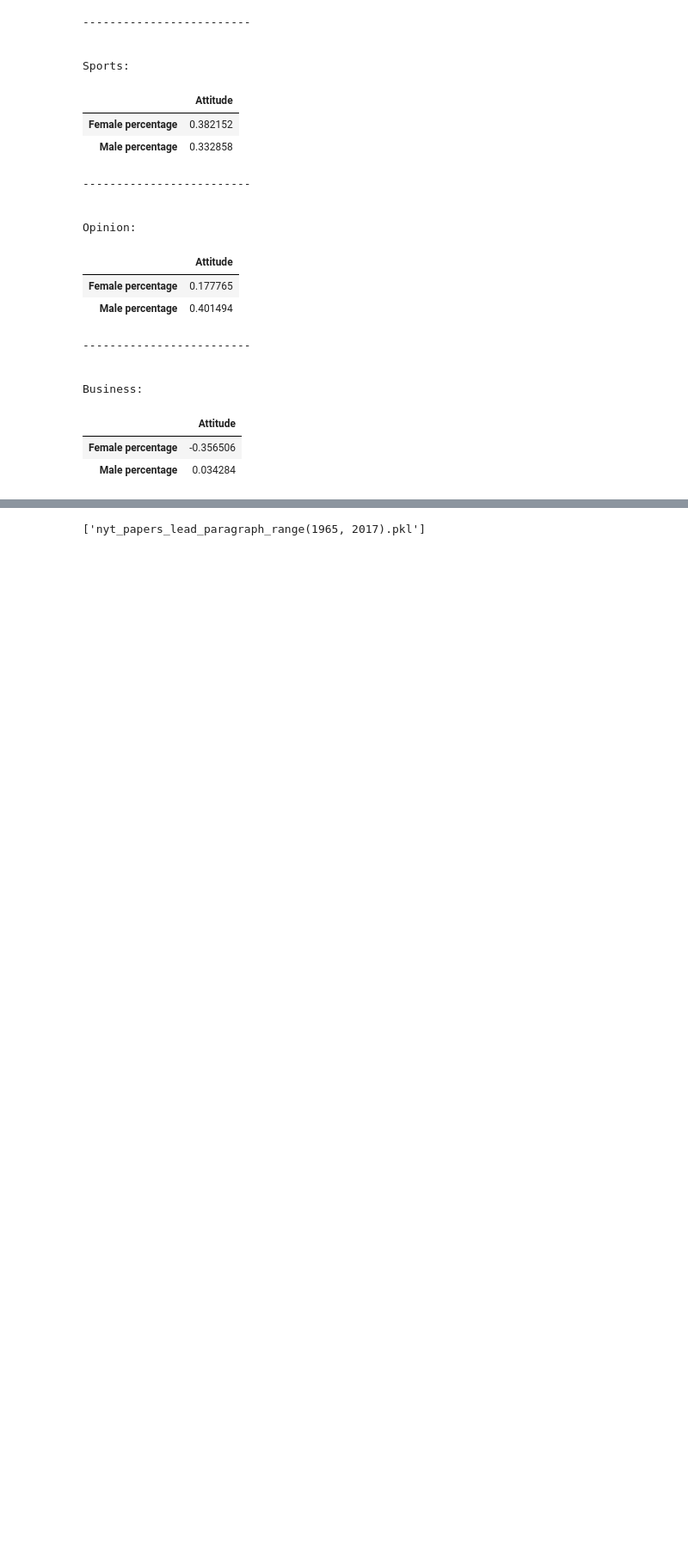
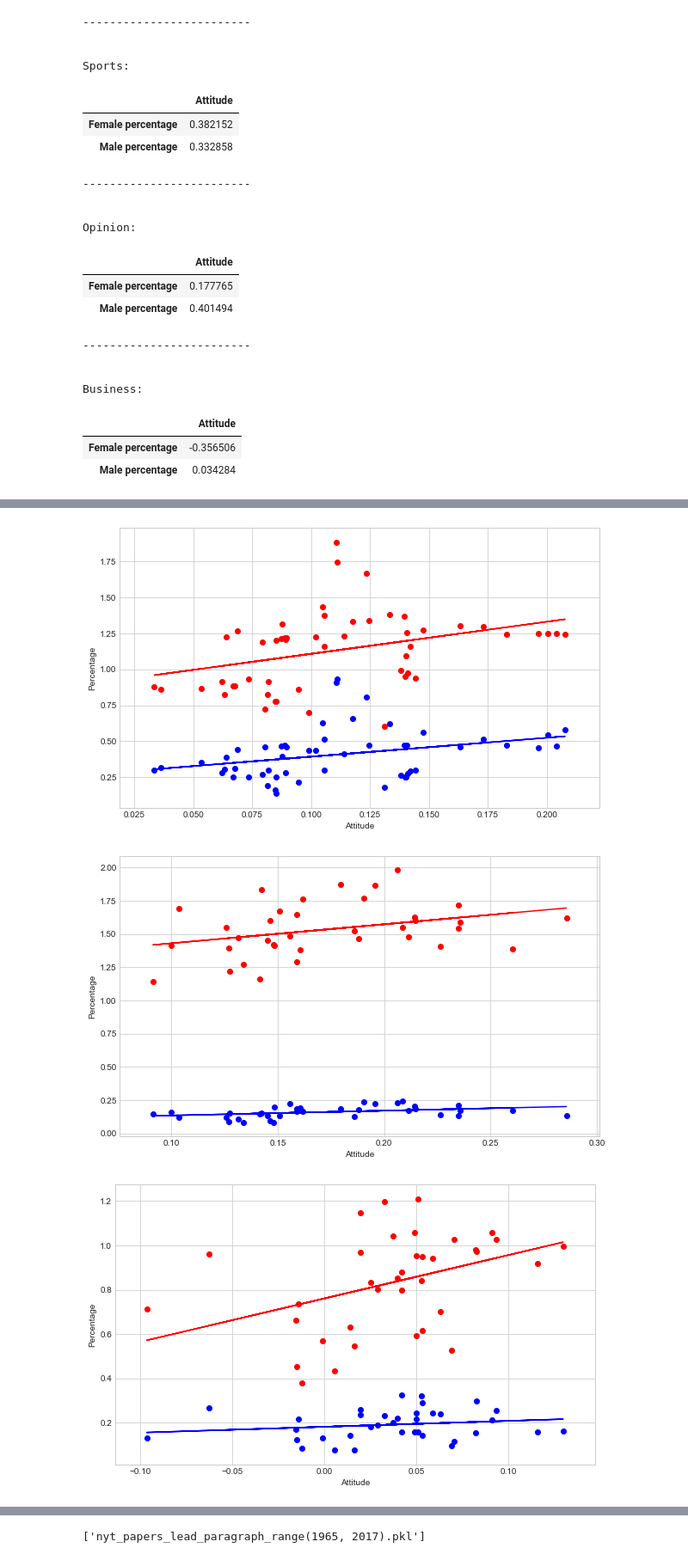
Before and after one commit to thejool/dataminingproject, a Jupyter notebook: Data-Mining-Project-latest.ipynb, the cells around one changed output, grey strips where cells are left out. Shown at 86% size. Saved outputs shown, nothing was run; the diff lists cells and outputs as text; code cells hidden in the pictures; blank space fills up the shorter version.

```diff
--- a/Data-Mining-Project-latest.ipynb
+++ b/Data-Mining-Project-latest.ipynb
@@ -732,0 +663,57 @@ Business:
+# %%
+lm_male = linear_model.LinearRegression()
+lm_male.fit([[x] for x in result['All']['attitude']], result['All']['male_pronoun_percentage'])
+m = lm_male.coef_[0]
+b = lm_male.intercept_
+
+
+plt.scatter(x=result['All']['attitude'], y=result['All']['male_pronoun_percentage'], c='red')
+predicted_values_m = [lm_male.coef_ * i + lm_male.intercept_ for i in result['All']['attitude']]
+plt.plot(result['All']['attitude'], predicted_values_m, 'red')
+
+
+lm_female = linear_model.LinearRegression()
+lm_female.fit([[x] for x in result['All']['attitude']], result['All']['female_pronoun_percentage'])
+m = lm_female.coef_[0]
+b = lm_female.intercept_
+
+plt.scatter(x=result['All']['attitude'], y=result['All']['female_pronoun_percentage'], c='blue')
+predicted_values_m = [lm_female.coef_ * i + lm_female.intercept_ for i in result['All']['attitude']]
+plt.plot(result['All']['attitude'], predicted_values_m, 'blue')
+
+plt.ylabel("Percentage")
+plt.xlabel("Attitude")
+plt.show()
+
+
+
+i = 0
+for category in categories:
+    i += 1
+    lm_male = linear_model.LinearRegression()
+    lm_male.fit([[x] for x in result[category]['attitude']], result[category]['male_pronoun_percentage'])
+    m = lm_male.coef_[0]
+    b = lm_male.intercept_
+
+
+    plt.scatter(x=result[category]['attitude'], y=result[category]['male_pronoun_percentage'], c='red')
+    predicted_values_m = [lm_male.coef_ * i + lm_male.intercept_ for i in result[category]['attitude']]
+    plt.plot(result[category]['attitude'], predicted_values_m, 'red')
+
+
+    lm_female = linear_model.LinearRegression()
+    lm_female.fit([[x] for x in result[category]['attitude']], result[category]['female_pronoun_percentage'])
+    m = lm_female.coef_[0]
+    b = lm_female.intercept_
+
+    plt.scatter(x=result[category]['attitude'], y=result[category]['female_pronoun_percentage'], c='blue')
+    predicted_values_m = [lm_female.coef_ * i + lm_female.intercept_ for i in result[category]['attitude']]
+    plt.plot(result[category]['attitude'], predicted_values_m, 'blue')
+
+    plt.ylabel("Percentage")
+    plt.xlabel("Attitude")
+    plt.show()
+# %% [output]
+[figure, added]
+[figure, added]
+[figure, added]
```
Also changed, not shown: parts of 26 cells of this notebook.
